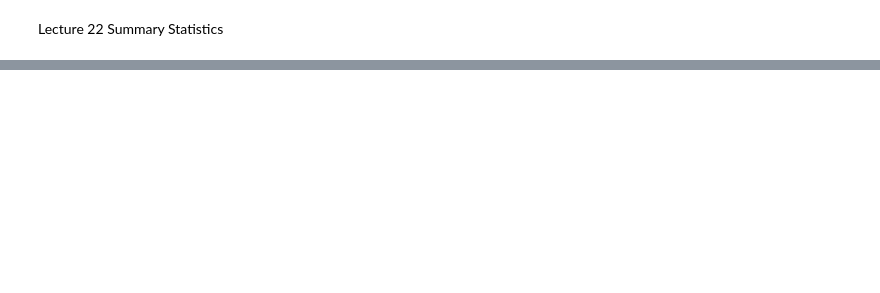
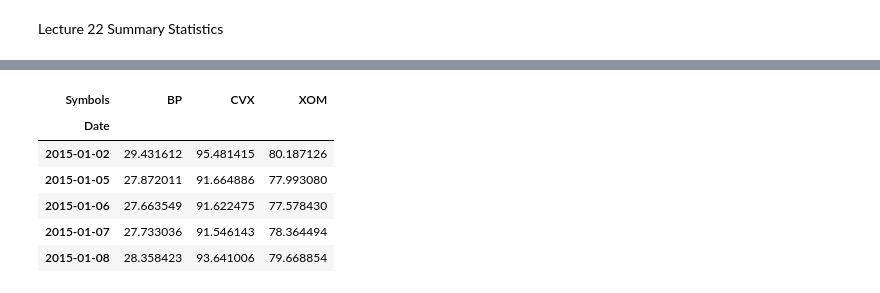
Before and after one commit to rohank2002/Data-Vizualization-using-Python, a Jupyter notebook: Index Objects-checkpoint.ipynb, the cells around one changed output, grey strips where cells are left out. Drawn from its saved outputs; the diff is of its cells as text; code cells hidden in the pictures; blank space fills up the shorter version.

```diff
--- a/Index Objects-checkpoint.ipynb
+++ b/Index Objects-checkpoint.ipynb
@@ -500,0 +577,10 @@ b'hello world\n'
+# %%
+prices.head()
+# %% [output]
+| Symbols | BP | CVX | XOM |
+| Date |  |  |  |
+| 2015-01-02 | 29.431612 | 95.481415 | 80.187126 |
+| 2015-01-05 | 27.872011 | 91.664886 | 77.993080 |
+| 2015-01-06 | 27.663549 | 91.622475 | 77.578430 |
+| 2015-01-07 | 27.733036 | 91.546143 | 78.364494 |
+| 2015-01-08 | 28.358423 | 93.641006 | 79.668854 |
```
Also changed, not shown: parts of 38 cells of this notebook, 1 other file.
